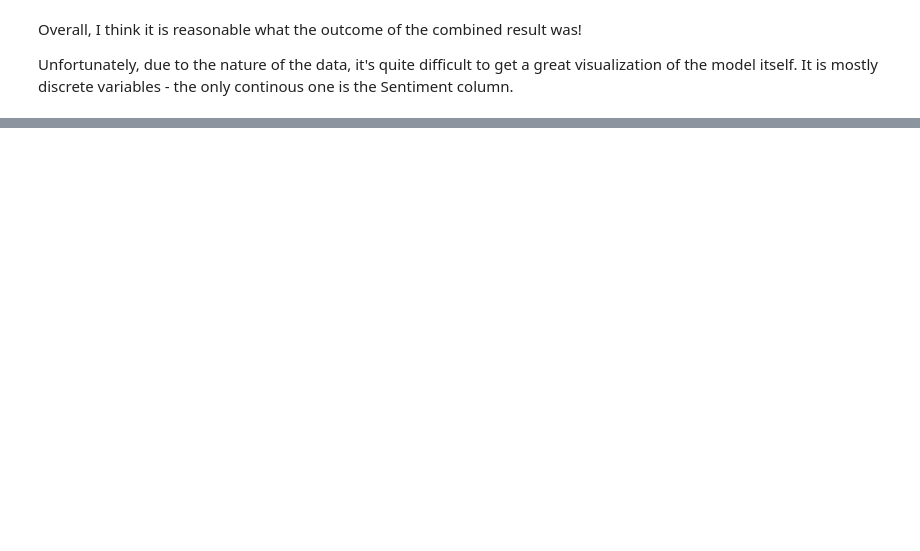
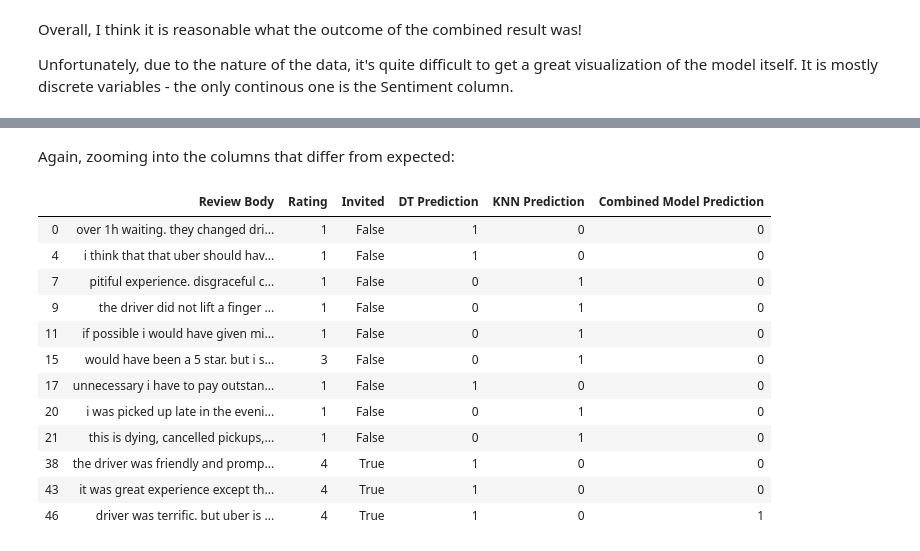
Before and after one commit to evkes/CPSC-4300-Gig-Economy, a Jupyter notebook: checkpoint2&3.ipynb, the cells around one changed output, grey strips where cells are left out. Drawn from its saved outputs; the diff is of its cells as text; code cells hidden in the pictures; blank space fills up the shorter version.

```diff
--- a/checkpoint2&3.ipynb
+++ b/checkpoint2&3.ipynb
@@ -297,0 +356,18 @@ sample_results.iloc[:, 3:].plot.kde(title='KDE Prediction')
+# %% [markdown]
+Again, zooming into the columns that differ from expected:
+# %%
+HTML(tabulate(sample_results.loc[(sample_results["DT Prediction"] != sample_results["Combined Model Prediction"]) | (sample_results["KNN Prediction"] != sample_results["Combined Model Prediction"]), :], headers=sample_results.columns, tablefmt='html'))
+# %% [output]
+|  | Review Body | Rating | Invited | DT Prediction | KNN Prediction | Combined Model Prediction |
+| 0 | over 1h waiting. they changed dri... | 1 | False | 1 | 0 | 0 |
+| 4 | i think that that uber should hav... | 1 | False | 1 | 0 | 0 |
+| 7 | pitiful experience. disgraceful c... | 1 | False | 0 | 1 | 0 |
+| 9 | the driver did not lift a finger ... | 1 | False | 0 | 1 | 0 |
+| 11 | if possible i would have given mi... | 1 | False | 0 | 1 | 0 |
+| 15 | would have been a 5 star. but i s... | 3 | False | 0 | 1 | 0 |
+| 17 | unnecessary i have to pay outstan... | 1 | False | 1 | 0 | 0 |
+| 20 | i was picked up late in the eveni... | 1 | False | 0 | 1 | 0 |
+| 21 | this is dying, cancelled pickups,... | 1 | False | 0 | 1 | 0 |
+| 38 | the driver was friendly and promp... | 4 | True | 1 | 0 | 0 |
+| 43 | it was great experience except th... | 4 | True | 1 | 0 | 0 |
+| 46 | driver was terrific. but uber is ... | 4 | True | 1 | 0 | 1 |
```
Also changed, not shown: parts of 12 cells of this notebook, 1 other file.
